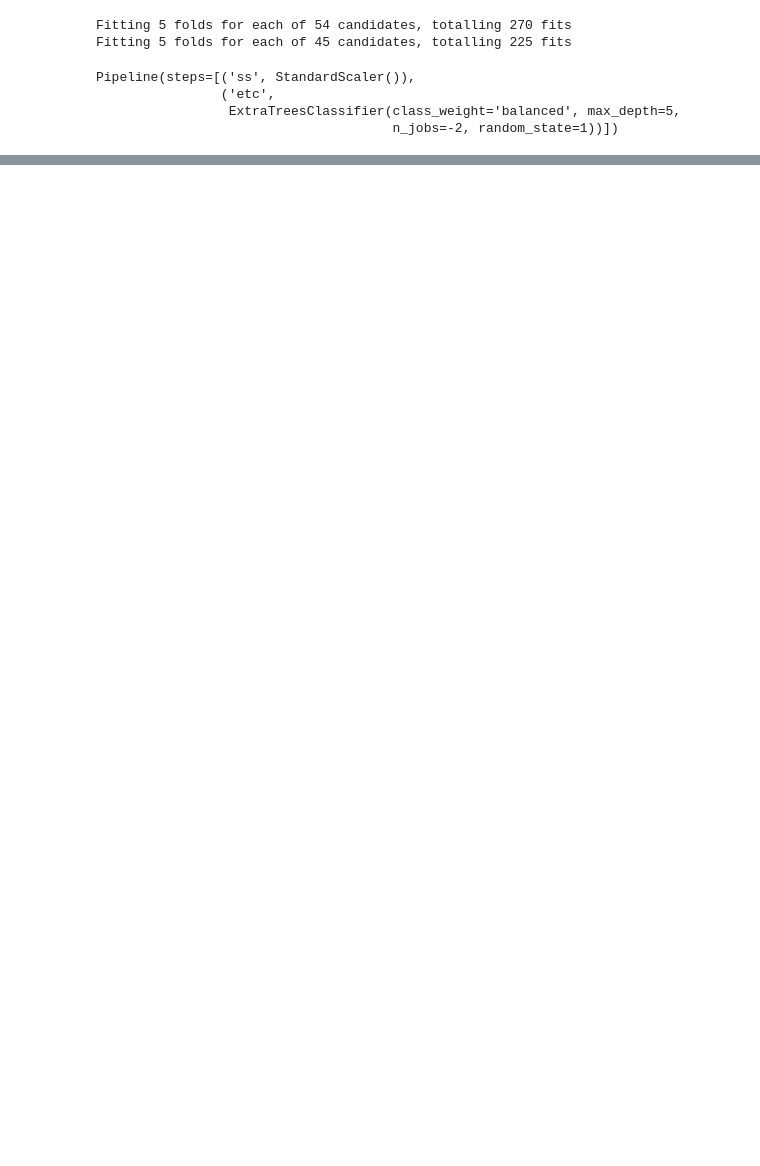
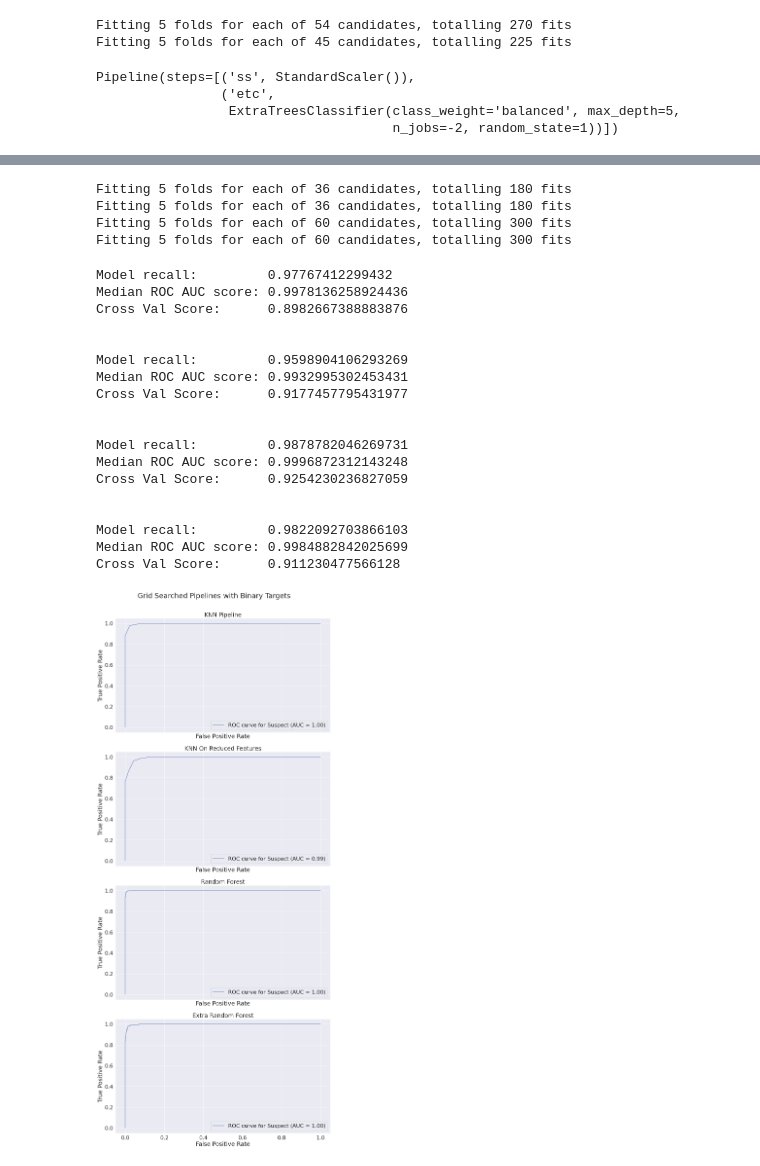
Before and after one commit to ParkedHampster/Fetal-Health-Classification-Prediction, a Jupyter notebook: scratch_books/scratch.ipynb, the cells around one changed output, grey strips where cells are left out. Saved outputs shown, nothing was run; the diff lists cells and outputs as text; code cells hidden in the pictures; blank space fills up the shorter version.

```diff
--- a/scratch_books/scratch.ipynb
+++ b/scratch_books/scratch.ipynb
@@ -1215,0 +1373,74 @@ Cross Val Score:      0.8637417887956378
+# %%
+binary_knn_pipeline_gs.fit(X_train,y_train_bin)
+reduced_binary_knn_pipeline_gs.fit(X_train_top_features,y_train_bin)
+binary_tree_pipeline_gs.fit(X_train,y_train_bin)
+binary_extra_tree_pipeline_gs.fit(X_train,y_train_bin)
+'';
+# %% [output]
+Fitting 5 folds for each of 36 candidates, totalling 180 fits
+Fitting 5 folds for each of 36 candidates, totalling 180 fits
+Fitting 5 folds for each of 60 candidates, totalling 300 fits
+Fitting 5 folds for each of 60 candidates, totalling 300 fits
+# %%
+fig, ax = plt.subplots(4,1,figsize=(14,32),sharex=True)
+scores_binary_knn_pipeline_gs = model_scoring(
+            binary_knn_pipeline_gs.best_estimator_,
+            X_train,y_train_bin,
+            plot_curve=True,ax=ax[0], class_names=health_labels,
+            average='macro',multi_class='raise',
+            is_binary=True)
+scores_reduced_binary_knn_pipeline_gs = model_scoring(
+            reduced_binary_knn_pipeline_gs.best_estimator_,
+            X_train_top_features,y_train_bin,
+            plot_curve=True,ax=ax[1], class_names=health_labels,
+            average='macro',multi_class='raise',
+            is_binary=True)
+scores_binary_tree_pipeline_gs = model_scoring(
+            binary_tree_pipeline_gs.best_estimator_,
+            X_train,y_train_bin,
+            plot_curve=True,ax=ax[2], class_names=health_labels,
+            average='macro',multi_class='raise',
+            is_binary=True)
+scores_binary_extra_tree_pipeline_gs = model_scoring(
+            binary_extra_tree_pipeline_gs.best_estimator_,
+            X_train,y_train_bin,
+            plot_curve=True,ax=ax[3], class_names=health_labels,
+            average='macro',multi_class='raise',
+            is_binary=True)
+
+
+ax[0].set(
+    title="KNN Pipeline"
+)
+ax[1].set(
+    title="KNN On Reduced Features"
+)
+ax[2].set(
+    title="Random Forest"
+)
+ax[3].set(
+    title="Extra Random Forest"
+)
+fig.suptitle("Grid Searched Pipelines with Binary Targets",y=1)
+plt.tight_layout()
+'';
+# %% [output]
+Model recall:         0.97767412299432
+Median ROC AUC score: 0.9978136258924436
+Cross Val Score:      0.8982667388883876
+
+
+Model recall:         0.9598904106293269
+Median ROC AUC score: 0.9932995302453431
+Cross Val Score:      0.9177457795431977
+
+
+Model recall:         0.9878782046269731
+Median ROC AUC score: 0.9996872312143248
+Cross Val Score:      0.9254230236827059
+
+
+Model recall:         0.9822092703866103
+Median ROC AUC score: 0.9984882842025699
+Cross Val Score:      0.911230477566128
+[figure, added]
```
Also changed, not shown: parts of 35 cells of this notebook, 1 other file.
